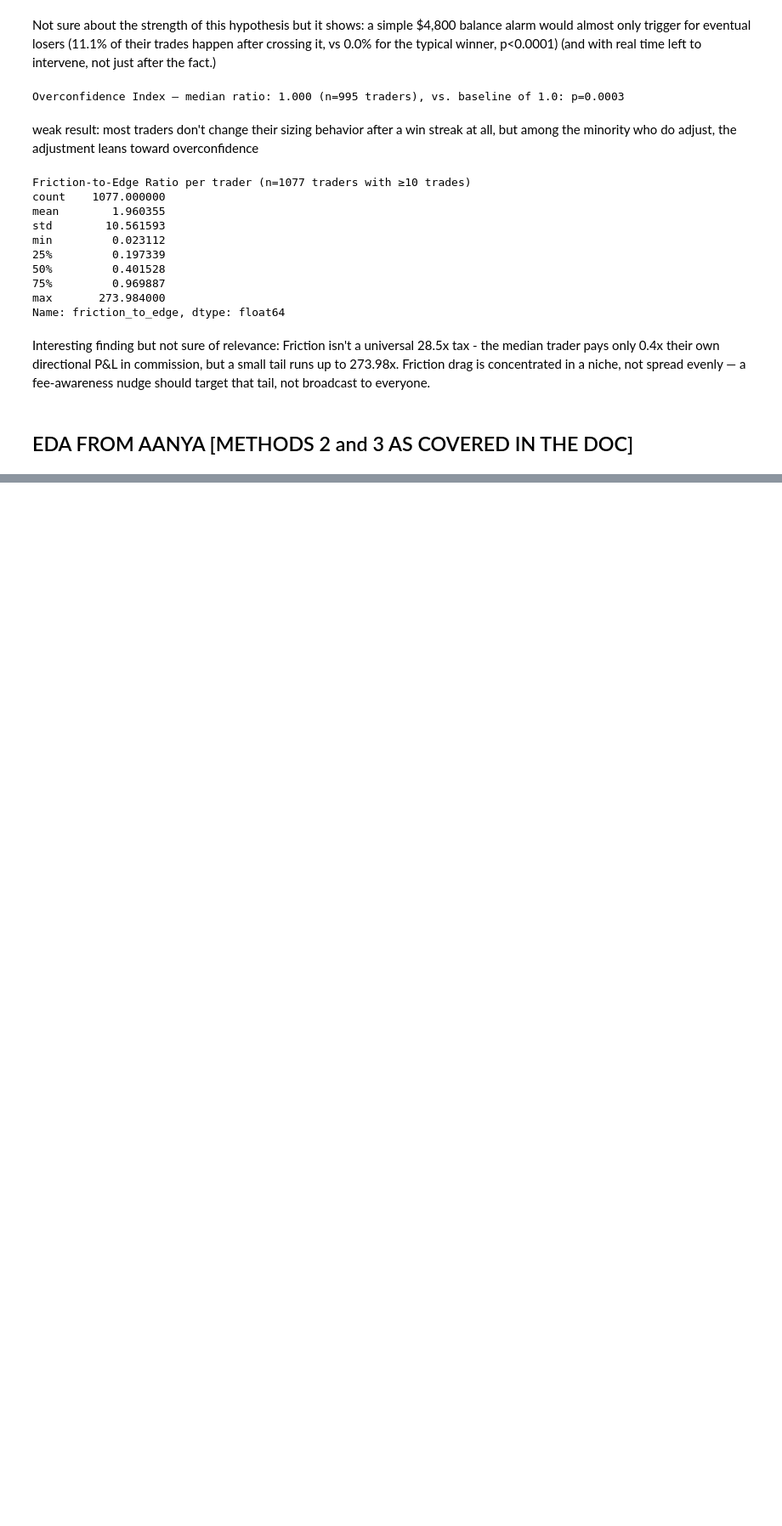
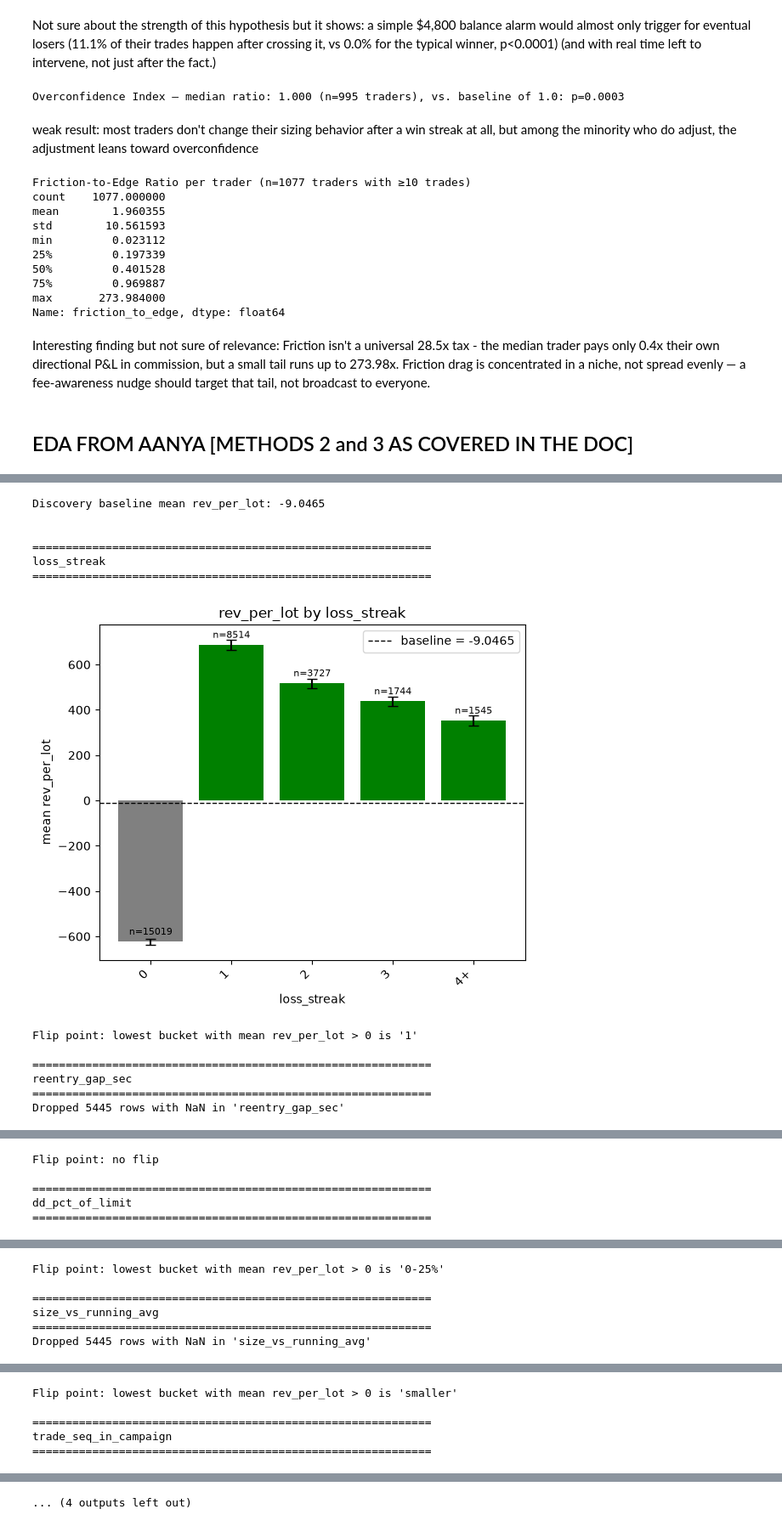
Before and after one commit to aanya006/C22-veNTUre-project, a Jupyter notebook: notebooks/EDA.ipynb, the cells around one changed output, grey strips where cells are left out. Shown at 85% size. Drawn from its saved outputs; the diff is of its cells as text; code cells hidden in the pictures; blank space fills up the shorter version.

```diff
--- a/notebooks/EDA.ipynb
+++ b/notebooks/EDA.ipynb
@@ -591,0 +793,57 @@ Interesting finding but not sure of relevance: Friction isn't a universal 28.5x
+# %%
+discovery_baseline = discovery_df["rev_per_lot"].mean()
+print(f"Discovery baseline mean rev_per_lot: {discovery_baseline:.4f}\n")
+
+sweep_specs = [
+    ("loss_streak", [-0.5, 0.5, 1.5, 2.5, 3.5, 100], ["0", "1", "2", "3", "4+"]),
+    ("reentry_gap_sec", [0, 30, 120, 600, 1e9], ["<30s", "30-120s", "2-10m", ">10m"]),
+    ("dd_pct_of_limit", [0, .25, .5, .75, 1.0, 100], ["0-25%", "25-50%", "50-75%", "75-100%", ">100%"]),
+    ("size_vs_running_avg", [0, .75, 1.25, 2.0, 100], ["smaller", "normal", "bigger", "2x+"]),
+    ("trade_seq_in_campaign", [0, 1, 2, 3, 5, 10, 100], ["1", "2", "3", "4-5", "6-10", "10+"]),
+    ("hour_of_day", [h - 0.5 for h in range(25)], [str(h) for h in range(24)]),
+    ("has_SL", None, None),
+]
+
+sweep_results = {}
+for var, bins, labels in sweep_specs:
+    print(f"\n{'=' * 60}\n{var}\n{'=' * 60}")
+    sweep_results[var] = sweep(discovery_df, var, bins=bins, baseline_rev_per_lot=discovery_baseline, labels=labels)
+
+# --- summary table ---
+summary_rows = []
+for var, result in sweep_results.items():
+    vals = result["mean_rev_per_lot"].values
+    monotonic = bool(np.all(np.diff(vals) >= 0) or np.all(np.diff(vals) <= 0)) if len(vals) > 1 else True
+
+    flip = result[result["mean_rev_per_lot"] > 0]
+    flip_point = str(flip.iloc[0]["bucket"]) if len(flip) else "no flip"
+
+    max_row = result.loc[result["mean_rev_per_lot"].idxmax()]
+
+    summary_rows.append({
+        "variable": var,
+        "flip_point": flip_point,
+        "monotonic": "yes" if monotonic else "no",
+        "max_bucket": str(max_row["bucket"]),
+        "max_mean_rev_per_lot": round(max_row["mean_rev_per_lot"], 4),
+        "max_bucket_n": int(max_row["n"]),
+    })
+
+summary_df = pd.DataFrame(summary_rows)
+print(f"\n{'=' * 60}\nSUMMARY\n{'=' * 60}")
+print(summary_df.to_string(index=False))
+summary_df
+# %% [output]
+Discovery baseline mean rev_per_lot: -9.0465
+
+
+============================================================
+loss_streak
+============================================================
+[figure, added]
+Flip point: lowest bucket with mean rev_per_lot > 0 is '1'
+
+============================================================
+reentry_gap_sec
+============================================================
+Dropped 5445 rows with NaN in 'reentry_gap_sec'
@@ -591,0 +851,5 @@ Interesting finding but not sure of relevance: Friction isn't a universal 28.5x
+Flip point: no flip
+
+============================================================
+dd_pct_of_limit
+============================================================
@@ -591,0 +857,6 @@ Interesting finding but not sure of relevance: Friction isn't a universal 28.5x
+Flip point: lowest bucket with mean rev_per_lot > 0 is '0-25%'
+
+============================================================
+size_vs_running_avg
+============================================================
+Dropped 5445 rows with NaN in 'size_vs_running_avg'
@@ -591,0 +864,5 @@ Interesting finding but not sure of relevance: Friction isn't a universal 28.5x
+Flip point: lowest bucket with mean rev_per_lot > 0 is 'smaller'
+
+============================================================
+trade_seq_in_campaign
+============================================================
@@ -591,0 +876 @@ Interesting finding but not sure of relevance: Friction isn't a universal 28.5x
+... (4 outputs left out)
```
Also changed, not shown: parts of 16 cells of this notebook, 3 other files.
